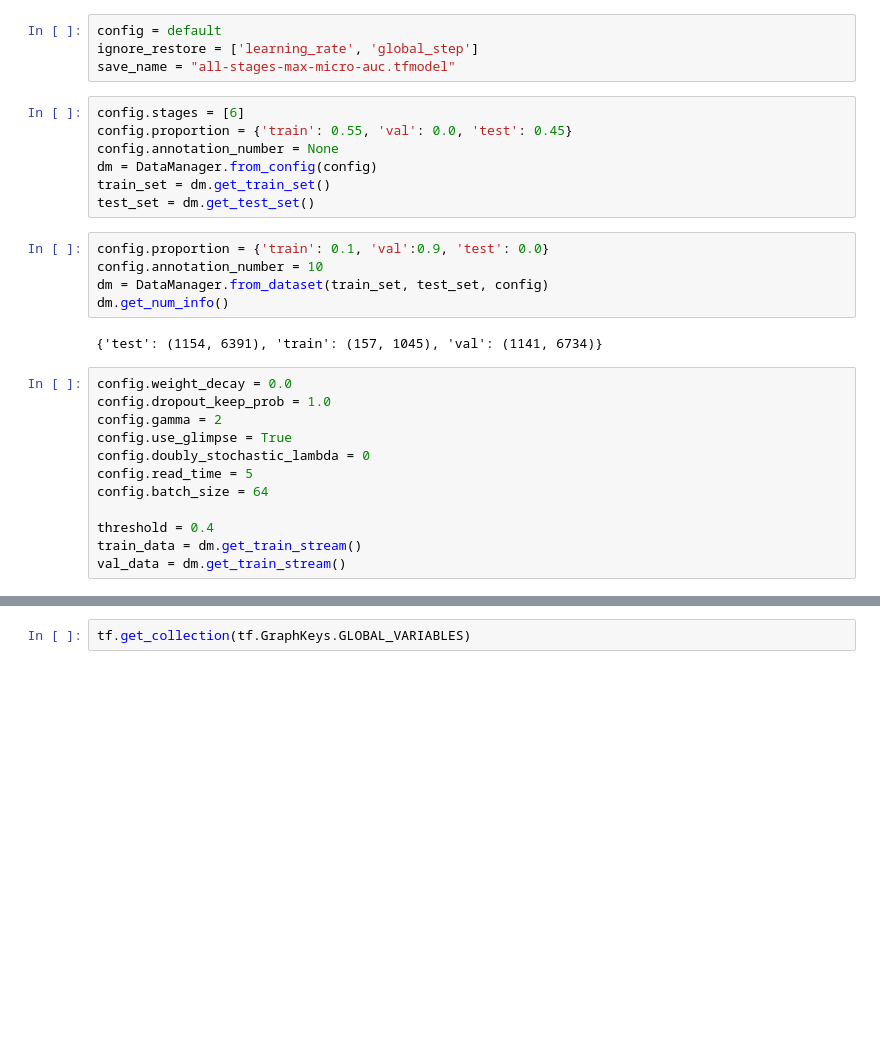
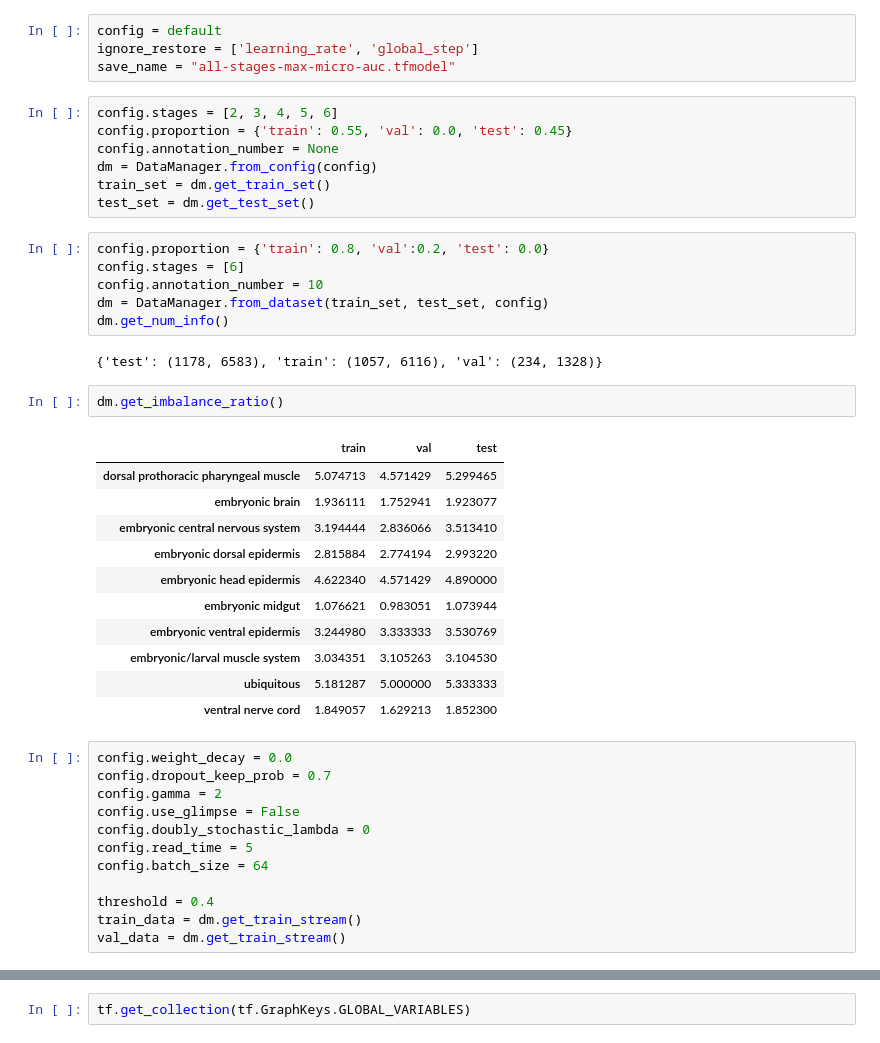
Before and after one commit to JunrQ/DL_biomedicine_image, a Jupyter notebook: train_rnn_v2.ipynb, the cells around one changed output, grey strips where cells are left out. Cells and saved outputs as stored; diff of their text form; blank space fills up the shorter version.

```diff
--- a/train_rnn_v2.ipynb
+++ b/train_rnn_v2.ipynb
@@ -31,24 +29,39 @@ config = default
 ignore_restore = ['learning_rate', 'global_step']
 save_name = "all-stages-max-micro-auc.tfmodel"
 # %%
-config.stages = [6]
+config.stages = [2, 3, 4, 5, 6]
 config.proportion = {'train': 0.55, 'val': 0.0, 'test': 0.45}
 config.annotation_number = None
 dm = DataManager.from_config(config)
 train_set = dm.get_train_set()
 test_set = dm.get_test_set()
 # %%
-config.proportion = {'train': 0.1, 'val':0.9, 'test': 0.0}
+config.proportion = {'train': 0.8, 'val':0.2, 'test': 0.0}
+config.stages = [6]
 config.annotation_number = 10
 dm = DataManager.from_dataset(train_set, test_set, config)
 dm.get_num_info()
 # %% [output]
-{'test': (1154, 6391), 'train': (157, 1045), 'val': (1141, 6734)}
+{'test': (1178, 6583), 'train': (1057, 6116), 'val': (234, 1328)}
+# %%
+dm.get_imbalance_ratio()
+# %% [output]
+|  | train | val | test |
+| dorsal prothoracic pharyngeal muscle | 5.074713 | 4.571429 | 5.299465 |
+| embryonic brain | 1.936111 | 1.752941 | 1.923077 |
+| embryonic central nervous system | 3.194444 | 2.836066 | 3.513410 |
+| embryonic dorsal epidermis | 2.815884 | 2.774194 | 2.993220 |
+| embryonic head epidermis | 4.622340 | 4.571429 | 4.890000 |
+| embryonic midgut | 1.076621 | 0.983051 | 1.073944 |
+| embryonic ventral epidermis | 3.244980 | 3.333333 | 3.530769 |
+| embryonic/larval muscle system | 3.034351 | 3.105263 | 3.104530 |
+| ubiquitous | 5.181287 | 5.000000 | 5.333333 |
+| ventral nerve cord | 1.849057 | 1.629213 | 1.852300 |
 # %%
 config.weight_decay = 0.0
-config.dropout_keep_prob = 1.0
+config.dropout_keep_prob = 0.7
 config.gamma = 2
-config.use_glimpse = True
+config.use_glimpse = False
 config.doubly_stochastic_lambda = 0
 config.read_time = 5
 config.batch_size = 64
```
Also changed, not shown: parts of 2 cells of this notebook, 3 other files.
